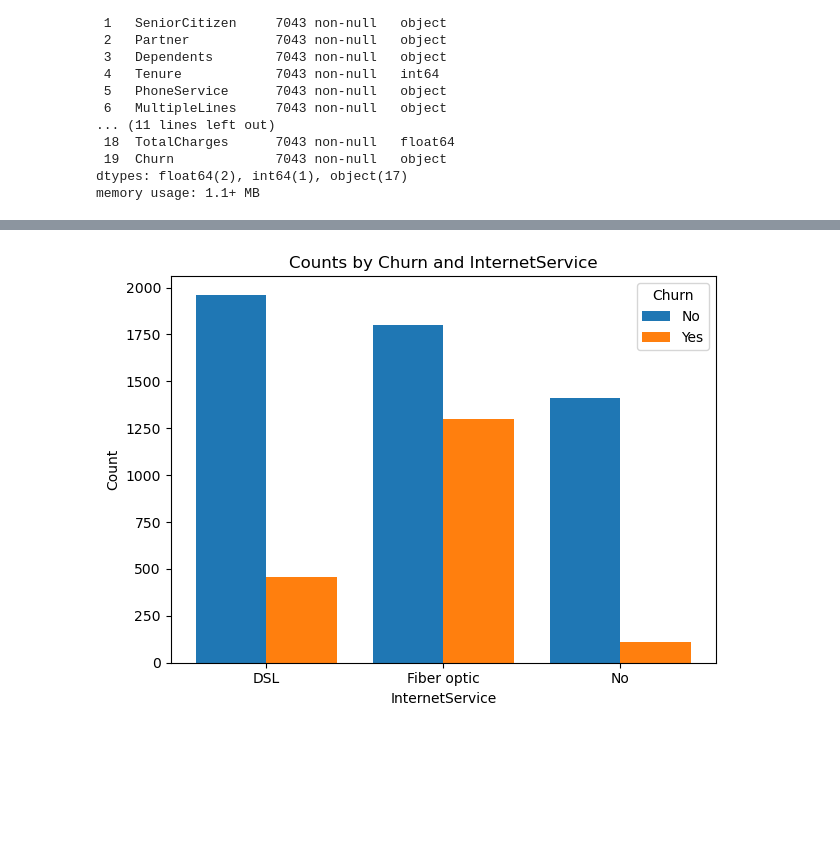
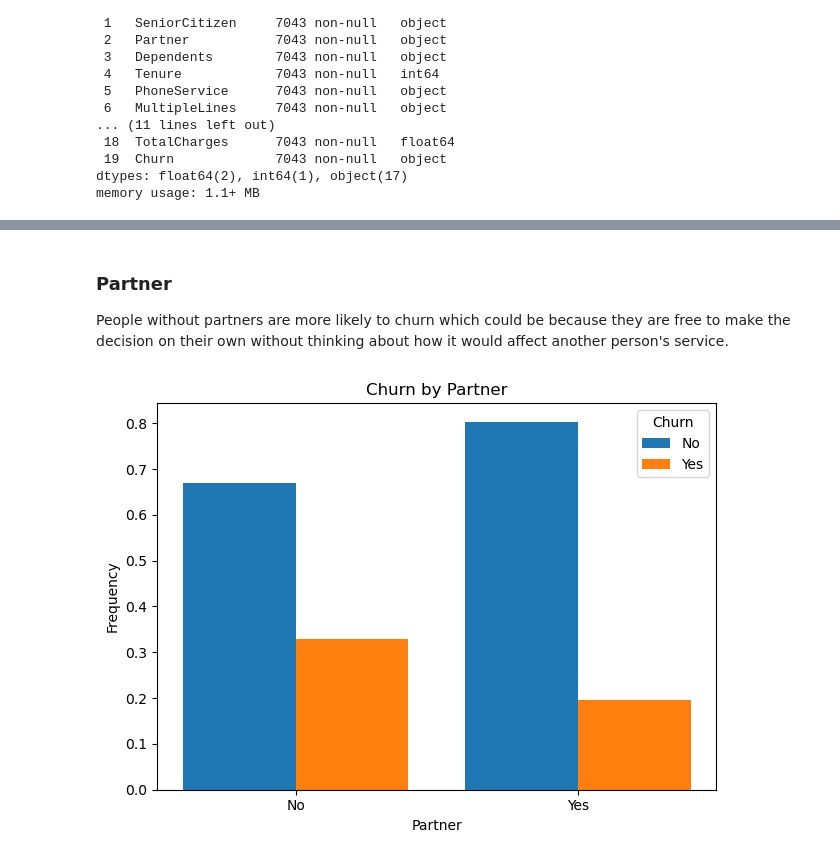
Before and after one commit to prebala123/customer-churn, a Jupyter notebook: notebook.ipynb, the cells around one changed output, grey strips where cells are left out. Drawn from its saved outputs; the diff is of its cells as text; code cells hidden in the pictures; blank space fills up the shorter version.

```diff
--- a/notebook.ipynb
+++ b/notebook.ipynb
@@ -119,26 +118,48 @@ churn.head()
 # %%
 def plot_bar_chart(feature):
+    """
+    Plots a grouped bar chart of the given feature against the customer churn.
+
+    Parameters:
+    feature (str): The feature to plot
+    """
     grouped = churn.groupby([feature, 'Churn']).size().unstack(fill_value=0)
+    frequencies = grouped.div(grouped.sum(axis=1), axis=0)
 
-    # Set up positions
-    x = np.arange(len(grouped))  # positions for each Churn category
-    n_subgroups = len(grouped.columns)
-    width = 0.8 / n_subgroups      # total bar width spread out among subgroups
+    x = np.arange(len(frequencies))
+    n_subgroups = len(frequencies.columns)
+    width = 0.8 / n_subgroups
 
     fig, ax = plt.subplots()
 
-    # Plot each subgroup
-    for i, subgroup in enumerate(grouped.columns):
+    for i, subgroup in enumerate(frequencies.columns):
         offset = (i - n_subgroups / 2) * width + width / 2
-        ax.bar(x + offset, grouped[subgroup], width, label=subgroup)
+        ax.bar(x + offset, frequencies[subgroup], width, label=subgroup)
 
-    # Customize
     ax.set_xticks(x)
     ax.set_xticklabels(grouped.index)
     ax.set_xlabel(feature)
-    ax.set_ylabel('Count')
-    ax.set_title(f'Counts by Churn and {feature}')
+    ax.set_ylabel('Frequency')
+    ax.set_title(f'Churn by {feature}')
     ax.legend(title='Churn')
 
     plt.tight_layout()
     plt.show()
+
+def plot_box_plot(feature):
+    """
+    Plots a grouped box plot of the given feature against the customer churn.
+
+    Parameters:
+    feature (str): The feature to plot
+    """
+    grouped_data = [churn[churn['Churn'] == group][feature].values for group in churn['Churn'].unique()]
+
+    fig, ax = plt.subplots()
+    ax.boxplot(grouped_data, labels=churn['Churn'].unique())
+
+    ax.set_xlabel('Churn')
+    ax.set_ylabel(feature)
+    ax.set_title(f'{feature} by Churn')
+
+    plt.show()
@@ -153,4 +192,8 @@ plot_bar_chart('SeniorCitizen')
+# %% [markdown]
+### Partner
+
+People without partners are more likely to churn which could be because they are free to make the decision on their own without thinking about how it would affect another person's service.
 # %%
-plot_bar_chart('InternetService')
+plot_bar_chart('Partner')
 # %% [output]
-[figure, old version]
+[figure, new version]
```
Also changed, not shown: parts of 85 cells of this notebook.
